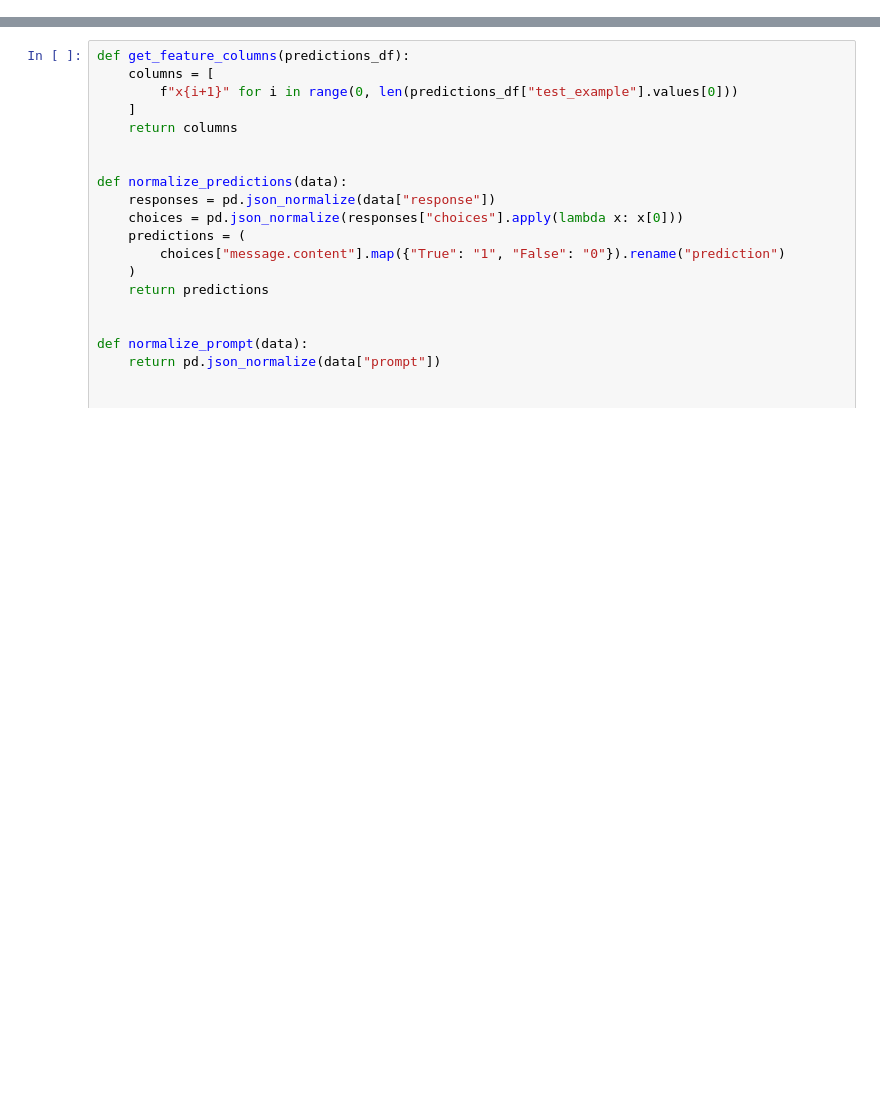
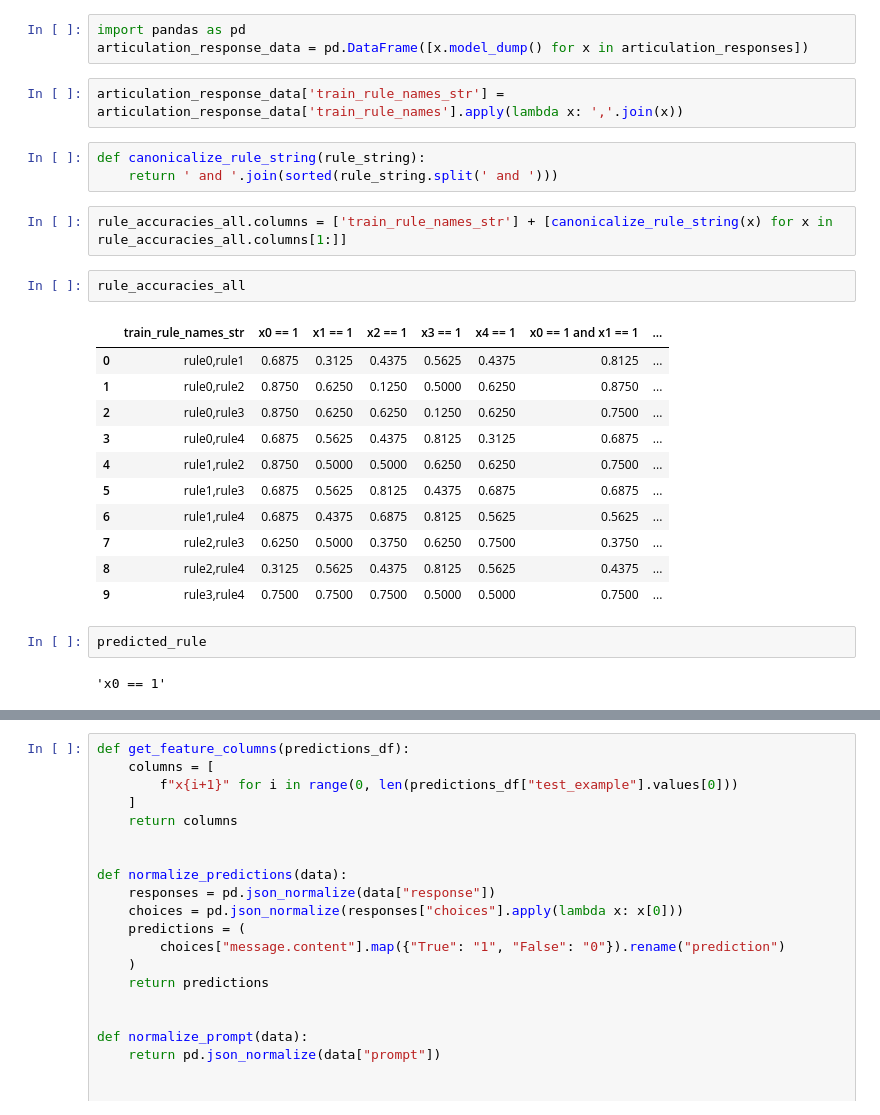
Before and after one commit to g-simmons/llm-faithfulness, a Jupyter notebook: ipynb/analyze_icl_predictions.ipynb, the cells around one changed output, grey strips where cells are left out. Cells and saved outputs as stored; diff of their text form; blank space fills up the shorter version.

```diff
--- a/ipynb/analyze_icl_predictions.ipynb
+++ b/ipynb/analyze_icl_predictions.ipynb
@@ -162,0 +131,28 @@ stacked.fig.suptitle("Accuracy distribution by test rule")
+# %%
+import pandas as pd
+articulation_response_data = pd.DataFrame([x.model_dump() for x in articulation_responses])
+# %%
+articulation_response_data['train_rule_names_str'] = articulation_response_data['train_rule_names'].apply(lambda x: ','.join(x))
+# %%
+def canonicalize_rule_string(rule_string):
+    return ' and '.join(sorted(rule_string.split(' and ')))
+# %%
+rule_accuracies_all.columns = ['train_rule_names_str'] + [canonicalize_rule_string(x) for x in rule_accuracies_all.columns[1:]]
+# %%
+rule_accuracies_all
+# %% [output]
+|  | train_rule_names_str | x0 == 1 | x1 == 1 | x2 == 1 | x3 == 1 | x4 == 1 | x0 == 1 and x1 == 1 | ... |
+| 0 | rule0,rule1 | 0.6875 | 0.3125 | 0.4375 | 0.5625 | 0.4375 | 0.8125 | ... |
+| 1 | rule0,rule2 | 0.8750 | 0.6250 | 0.1250 | 0.5000 | 0.6250 | 0.8750 | ... |
+| 2 | rule0,rule3 | 0.8750 | 0.6250 | 0.6250 | 0.1250 | 0.6250 | 0.7500 | ... |
+| 3 | rule0,rule4 | 0.6875 | 0.5625 | 0.4375 | 0.8125 | 0.3125 | 0.6875 | ... |
+| 4 | rule1,rule2 | 0.8750 | 0.5000 | 0.5000 | 0.6250 | 0.6250 | 0.7500 | ... |
+| 5 | rule1,rule3 | 0.6875 | 0.5625 | 0.8125 | 0.4375 | 0.6875 | 0.6875 | ... |
+| 6 | rule1,rule4 | 0.6875 | 0.4375 | 0.6875 | 0.8125 | 0.5625 | 0.5625 | ... |
+| 7 | rule2,rule3 | 0.6250 | 0.5000 | 0.3750 | 0.6250 | 0.7500 | 0.3750 | ... |
+| 8 | rule2,rule4 | 0.3125 | 0.5625 | 0.4375 | 0.8125 | 0.5625 | 0.4375 | ... |
+| 9 | rule3,rule4 | 0.7500 | 0.7500 | 0.7500 | 0.5000 | 0.5000 | 0.7500 | ... |
+# %%
+predicted_rule
+# %% [output]
+'x0 == 1'
```
Also changed, not shown: parts of 21 cells of this notebook, 24 other files.
